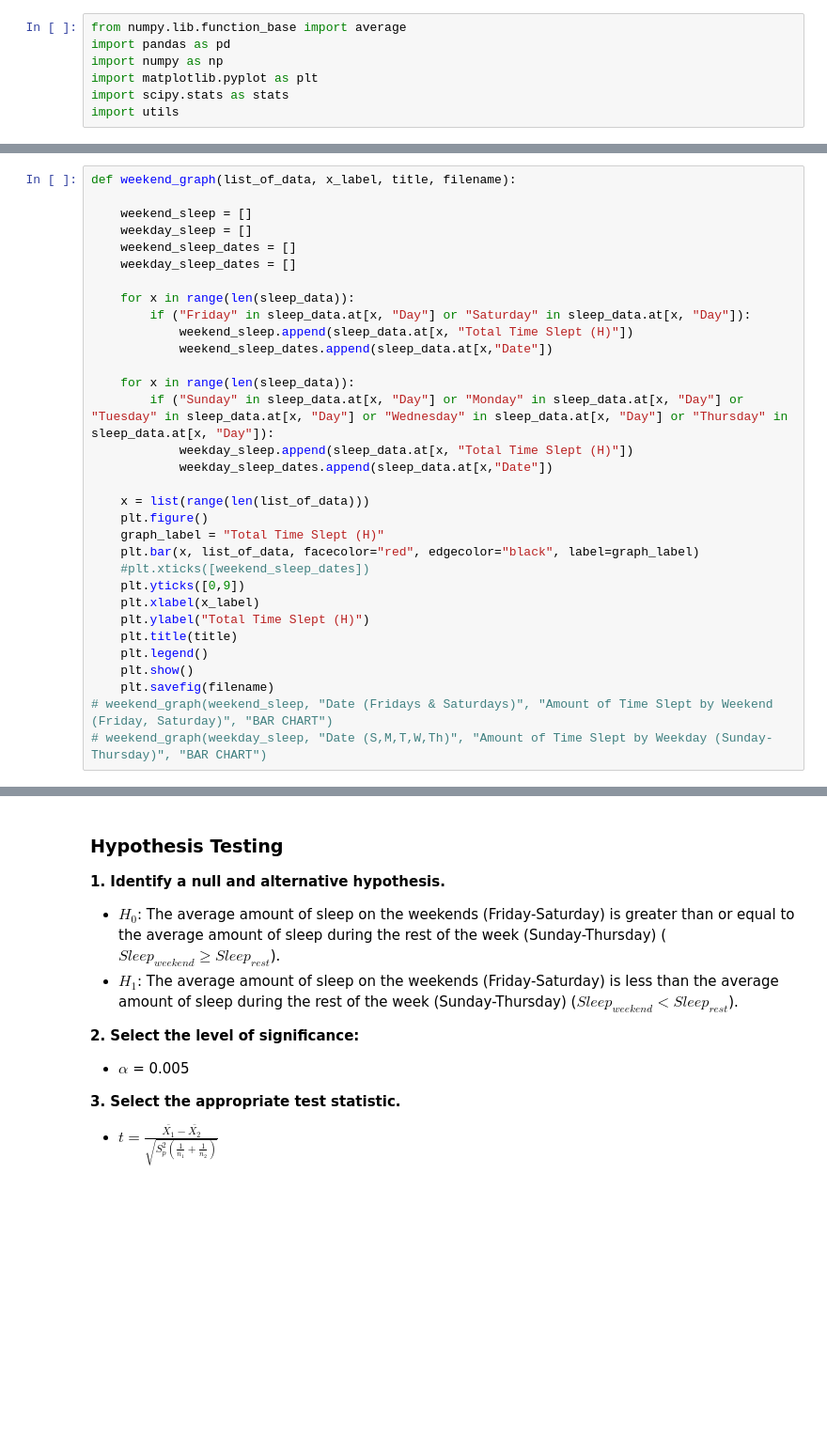
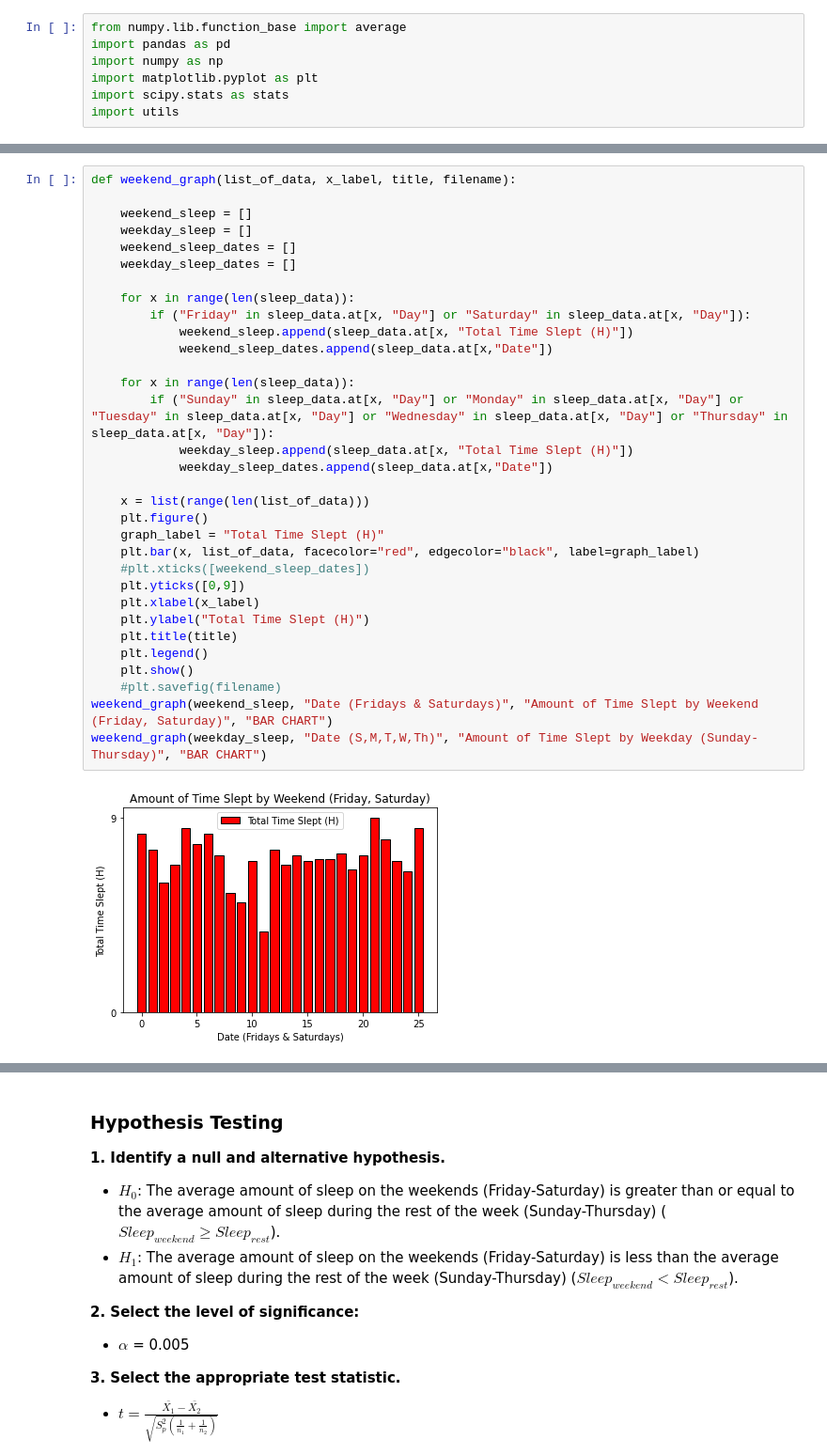
Before and after one commit to jamesvuong25/Sleep-Data-Project, a Jupyter notebook: main.ipynb, the cells around one changed output, grey strips where cells are left out. Shown: that part at 94% size. Drawn from its saved outputs; the diff is of its cells as text; blank space fills up the shorter version.

```diff
--- a/main.ipynb
+++ b/main.ipynb
@@ -49,32 +50,34 @@ create_bar_graph(total_sleep_data, "Total Time Slept (H)", "Amount of Time Slept
 # %%
 def weekend_graph(list_of_data, x_label, title, filename):
 
     weekend_sleep = []
     weekday_sleep = []
     weekend_sleep_dates = []
     weekday_sleep_dates = []
 
     for x in range(len(sleep_data)):
         if ("Friday" in sleep_data.at[x, "Day"] or "Saturday" in sleep_data.at[x, "Day"]):
             weekend_sleep.append(sleep_data.at[x, "Total Time Slept (H)"])
             weekend_sleep_dates.append(sleep_data.at[x,"Date"])
 
     for x in range(len(sleep_data)):
         if ("Sunday" in sleep_data.at[x, "Day"] or "Monday" in sleep_data.at[x, "Day"] or "Tuesday" in sleep_data.at[x, "Day"] or "Wednesday" in sleep_data.at[x, "Day"] or "Thursday" in sleep_data.at[x, "Day"]):
             weekday_sleep.append(sleep_data.at[x, "Total Time Slept (H)"])
             weekday_sleep_dates.append(sleep_data.at[x,"Date"])
 
     x = list(range(len(list_of_data)))
     plt.figure()
     graph_label = "Total Time Slept (H)"
     plt.bar(x, list_of_data, facecolor="red", edgecolor="black", label=graph_label)
     #plt.xticks([weekend_sleep_dates])
     plt.yticks([0,9])
     plt.xlabel(x_label)
     plt.ylabel("Total Time Slept (H)")
     plt.title(title)
     plt.legend()
     plt.show()
-    plt.savefig(filename)
-# weekend_graph(weekend_sleep, "Date (Fridays & Saturdays)", "Amount of Time Slept by Weekend (Friday, Saturday)", "BAR CHART")
-# weekend_graph(weekday_sleep, "Date (S,M,T,W,Th)", "Amount of Time Slept by Weekday (Sunday-Thursday)", "BAR CHART")
+    #plt.savefig(filename)
+weekend_graph(weekend_sleep, "Date (Fridays & Saturdays)", "Amount of Time Slept by Weekend (Friday, Saturday)", "BAR CHART")
+weekend_graph(weekday_sleep, "Date (S,M,T,W,Th)", "Amount of Time Slept by Weekday (Sunday-Thursday)", "BAR CHART")
+# %% [output]
+[figure, added]
```
Also changed, not shown: parts of 3 cells of this notebook, 3 other files.
